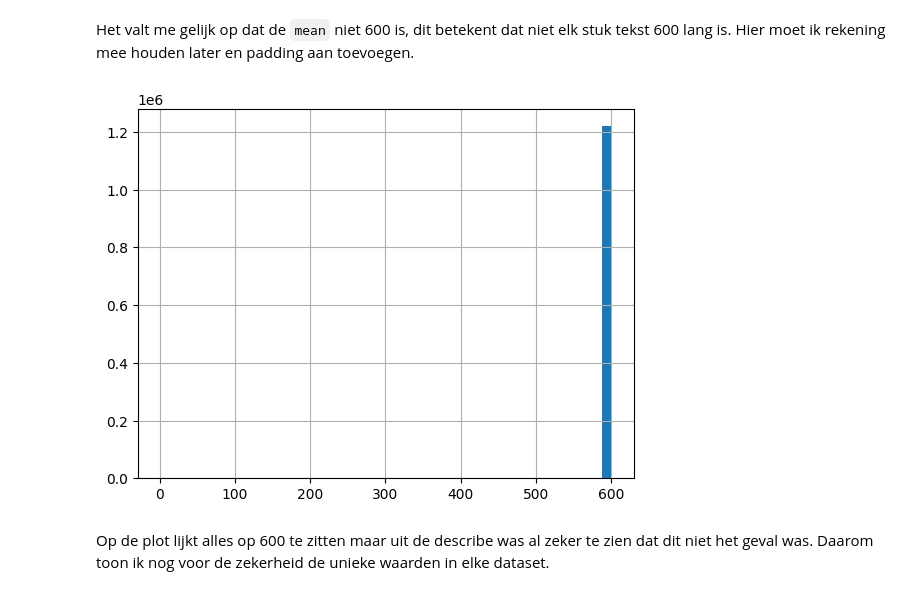
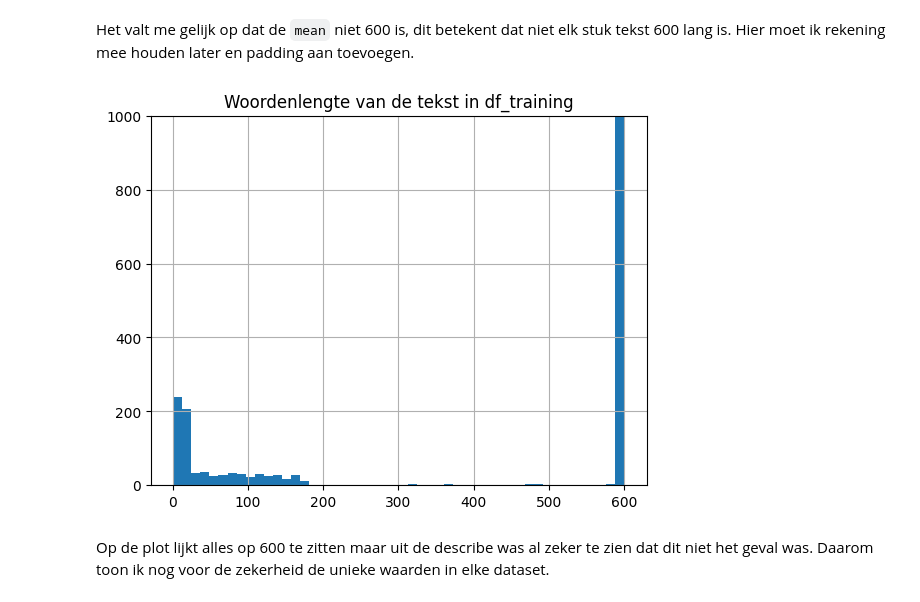
Before and after one commit to EsmeeK1/MachineLearning, a Jupyter notebook: thema's/deep_learning/boekclassificatie_esmee_kraan.ipynb, the cells around one changed output. Drawn from its saved outputs; the diff is of its cells as text; code cells hidden in the pictures.

```diff
--- a/thema's/deep_learning/boekclassificatie_esmee_kraan.ipynb
+++ b/thema's/deep_learning/boekclassificatie_esmee_kraan.ipynb
@@ -314,9 +314,11 @@ Ik pak hier voor elke kolom in `txt` de lengte van de tekst. Dit gebeurt door ee
 Het valt me gelijk op dat de `mean` niet 600 is, dit betekent dat niet elk stuk tekst 600 lang is. Hier moet ik rekening mee houden later en padding aan toevoegen.
 # %%
 df_training['txt_length'].hist(bins=50)
+plt.ylim(0, 1000)
+plt.title('Woordenlengte van de tekst in df_training')
 plt.show()
 # %% [output]
-[figure, old version]
+[figure, new version]
 # %% [markdown]
 Op de plot lijkt alles op 600 te zitten maar uit de describe was al zeker te zien dat dit niet het geval was. Daarom toon ik nog voor de zekerheid de unieke waarden in elke dataset.
 # %%
```
Also changed, not shown: parts of 56 cells of this notebook.
